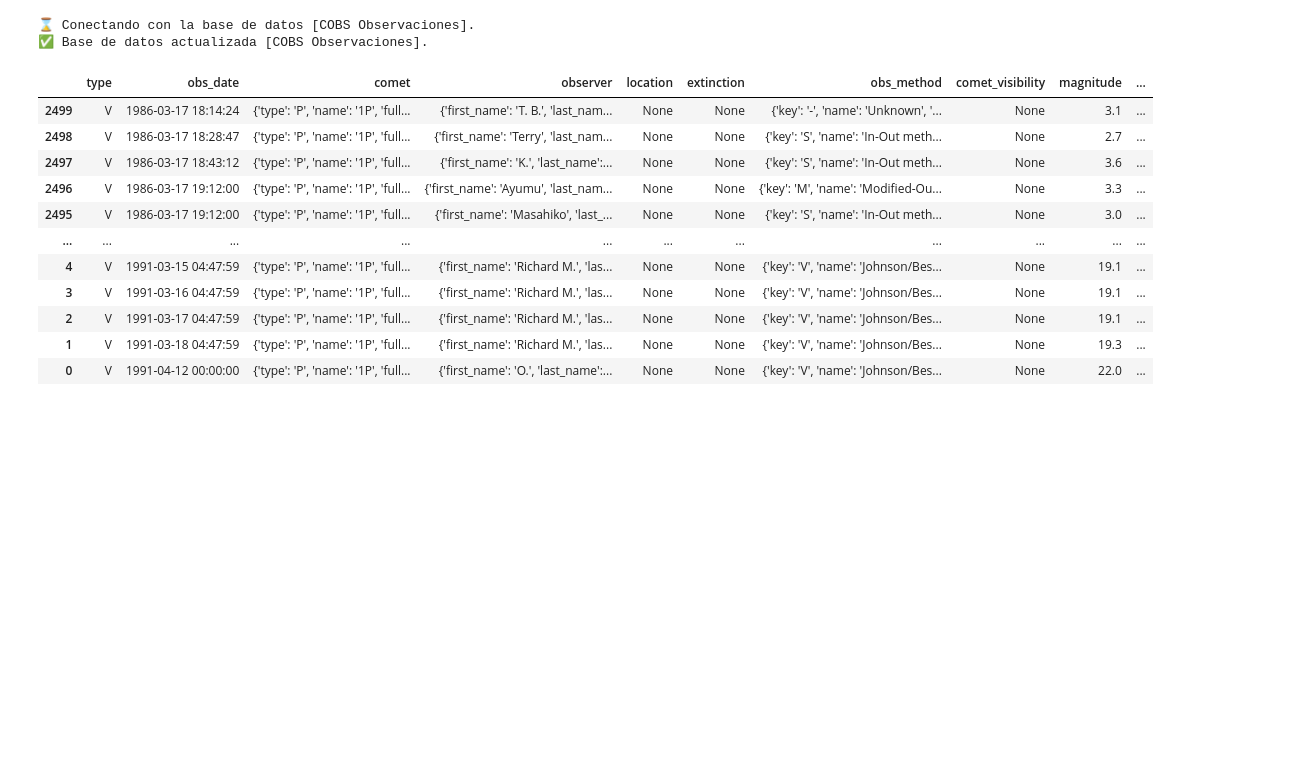
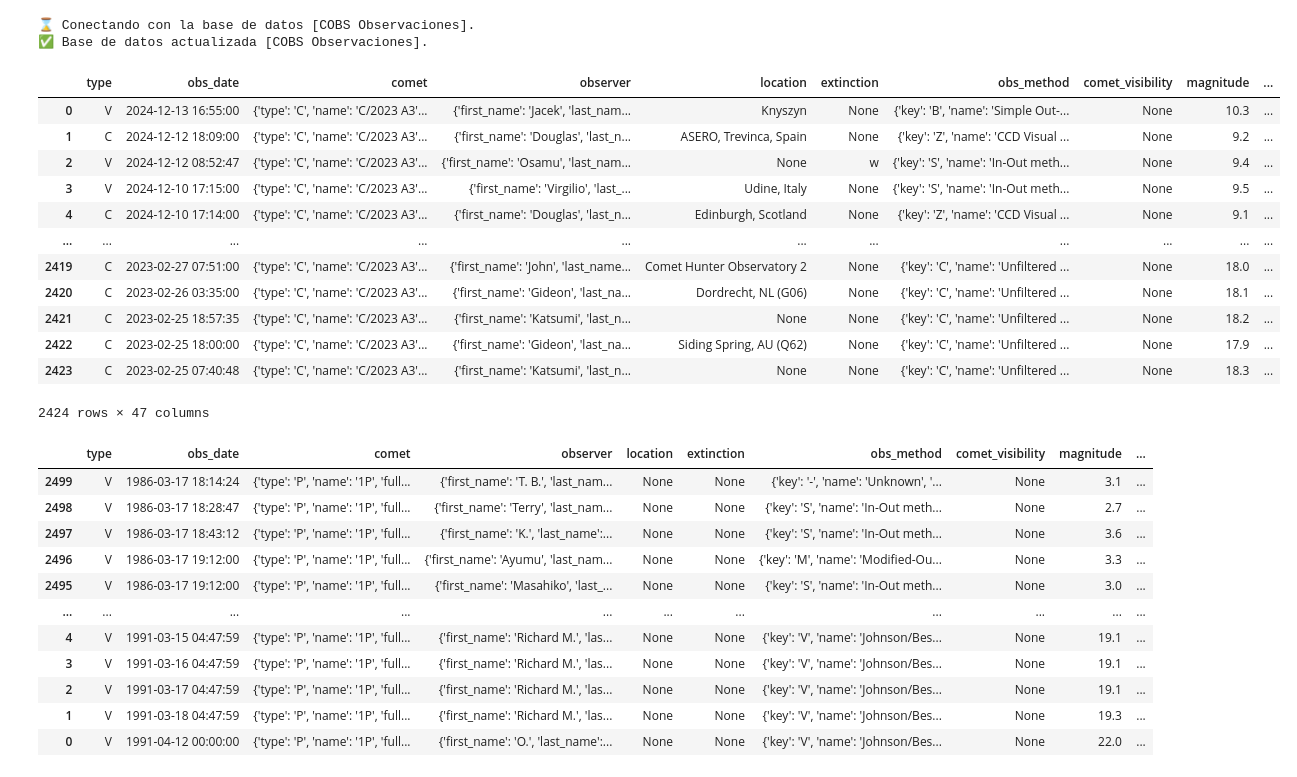
Before and after one commit to sperezp23/Analizador_de_cometas_COLAB, a Jupyter notebook: Ensayos/Lista_Cometas_Cobs.ipynb, the cells around one changed output. Cells and saved outputs as stored; diff of their text form; code cells hidden in the pictures; blank space fills up the shorter version.

Commit message:
Update: Descargar toda la base de datos.

```diff
--- a/Ensayos/Lista_Cometas_Cobs.ipynb
+++ b/Ensayos/Lista_Cometas_Cobs.ipynb
@@ -110,23 +110,50 @@ print(date.today())
 2024-10-01
 # %%
 try:
-    fecha_inicial = ''
-    nombre_cometa = '1P'
-    Link_cops_API = f'https://cobs.si/api/obs_list.api?des={nombre_cometa}&format=json&from_date={fecha_inicial}&exclude_faint=False&exclude_not_accurate=False'
+    content = []
+    fecha_inicial = '1970-01-01 00:00'
+    nombre_cometa = 'C/2023 A3'
+    Link_cops_API_pagina_1 = f'https://cobs.si/api/obs_list.api?des={nombre_cometa}&format=json&from_date={fecha_inicial}&page=1&exclude_faint=False&exclude_not_accurate=False'
 
     if True:
         print(f'\n⌛ Conectando con la base de datos [COBS Observaciones].')
-        response = requests.get(Link_cops_API)
+        response_pagina_1 = requests.get(Link_cops_API_pagina_1)
 
-        if response.status_code == 200:
-            content = response.json()
+        if response_pagina_1.status_code == 200:
+            content_pagina_1 = response_pagina_1.json()
+            numero_de_paginas = int(content_pagina_1['info']['pages'])
+
+            content.extend(content_pagina_1['objects'])
+
+            for pagina in range(2, numero_de_paginas + 1):
+                Link_cops_API_pagina = f'https://cobs.si/api/obs_list.api?des={nombre_cometa}&format=json&from_date={fecha_inicial}&page={pagina}&exclude_faint=False&exclude_not_accurate=False'
+                response_pagina = requests.get(Link_cops_API_pagina)
+                content_pagina = response_pagina.json()
+                content.extend(content_pagina['objects'])
+
             print('✅ Base de datos actualizada [COBS Observaciones].')
 
 except:
-    print(f'🛑 Se presentó un error al cargar la base de datos.\nError: {response.status_code}\n{response.content}')
+    print(f'🛑 Se presentó un error al cargar la base de datos.\nError: {response_pagina.status_code}\n{response_pagina.content}')
 # %% [output]
 ⌛ Conectando con la base de datos [COBS Observaciones].
 ✅ Base de datos actualizada [COBS Observaciones].
+# %%
+pd.DataFrame(content)
+# %% [output]
+|  | type | obs_date | comet | observer | location | extinction | obs_method | comet_visibility | magnitude | ... |
+| 0 | V | 2024-12-13 16:55:00 | {'type': 'C', 'name': 'C/2023 A3'... | {'first_name': 'Jacek', 'last_nam... | Knyszyn | None | {'key': 'B', 'name': 'Simple Out-... | None | 10.3 | ... |
+| 1 | C | 2024-12-12 18:09:00 | {'type': 'C', 'name': 'C/2023 A3'... | {'first_name': 'Douglas', 'last_n... | ASERO, Trevinca, Spain | None | {'key': 'Z', 'name': 'CCD Visual ... | None | 9.2 | ... |
+| 2 | V | 2024-12-12 08:52:47 | {'type': 'C', 'name': 'C/2023 A3'... | {'first_name': 'Osamu', 'last_nam... | None | w | {'key': 'S', 'name': 'In-Out meth... | None | 9.4 | ... |
+| 3 | V | 2024-12-10 17:15:00 | {'type': 'C', 'name': 'C/2023 A3'... | {'first_name': 'Virgilio', 'last_... | Udine, Italy | None | {'key': 'S', 'name': 'In-Out meth... | None | 9.5 | ... |
+| 4 | C | 2024-12-10 17:14:00 | {'type': 'C', 'name': 'C/2023 A3'... | {'first_name': 'Douglas', 'last_n... | Edinburgh, Scotland | None | {'key': 'Z', 'name': 'CCD Visual ... | None | 9.1 | ... |
+| ... | ... | ... | ... | ... | ... | ... | ... | ... | ... | ... |
+| 2419 | C | 2023-02-27 07:51:00 | {'type': 'C', 'name': 'C/2023 A3'... | {'first_name': 'John', 'last_name... | Comet Hunter Observatory 2 | None | {'key': 'C', 'name': 'Unfiltered ... | None | 18.0 | ... |
+| 2420 | C | 2023-02-26 03:35:00 | {'type': 'C', 'name': 'C/2023 A3'... | {'first_name': 'Gideon', 'last_na... | Dordrecht, NL (G06) | None | {'key': 'C', 'name': 'Unfiltered ... | None | 18.1 | ... |
+| 2421 | C | 2023-02-25 18:57:35 | {'type': 'C', 'name': 'C/2023 A3'... | {'first_name': 'Katsumi', 'last_n... | None | None | {'key': 'C', 'name': 'Unfiltered ... | None | 18.2 | ... |
+| 2422 | C | 2023-02-25 18:00:00 | {'type': 'C', 'name': 'C/2023 A3'... | {'first_name': 'Gideon', 'last_na... | Siding Spring, AU (Q62) | None | {'key': 'C', 'name': 'Unfiltered ... | None | 17.9 | ... |
+| 2423 | C | 2023-02-25 07:40:48 | {'type': 'C', 'name': 'C/2023 A3'... | {'first_name': 'Katsumi', 'last_n... | None | None | {'key': 'C', 'name': 'Unfiltered ... | None | 18.3 | ... |
+2424 rows × 47 columns
 # %%
 pd.DataFrame(content['objects']).sort_values(by='obs_date')
 # %% [output]
```
Also changed, not shown: parts of 3 cells of this notebook.
